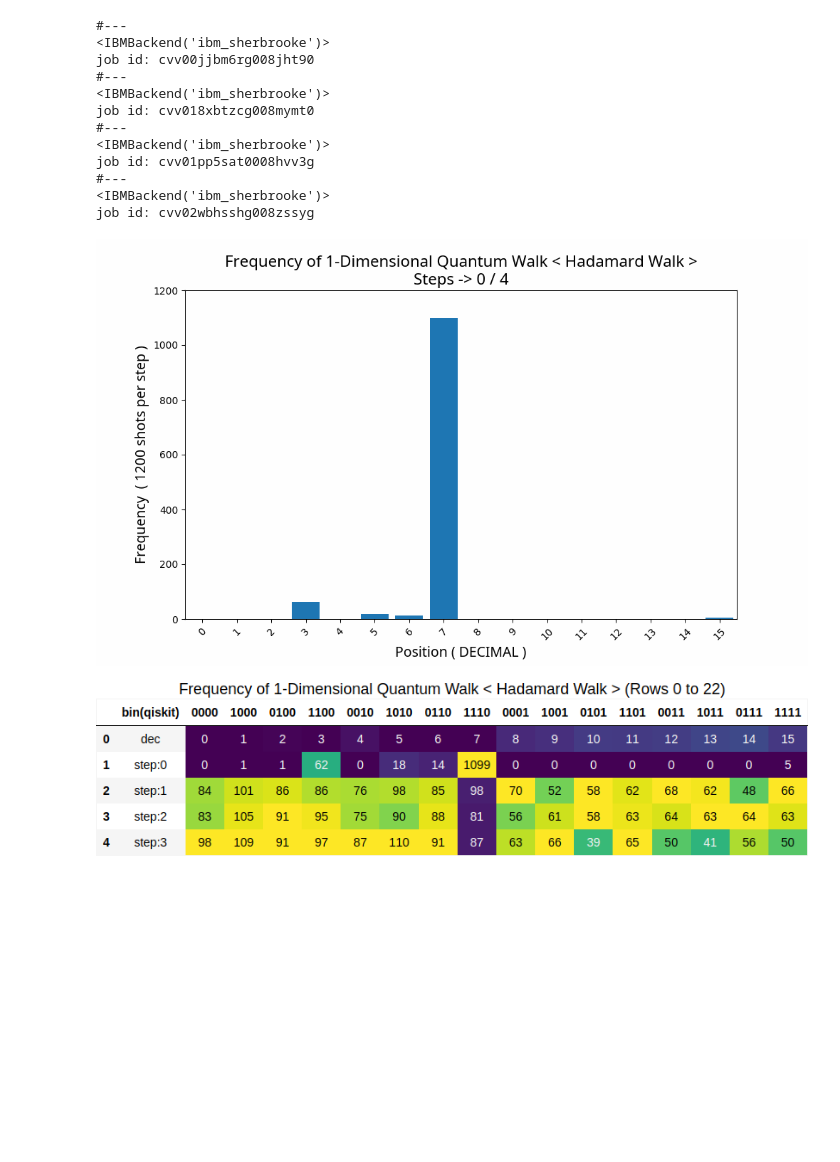
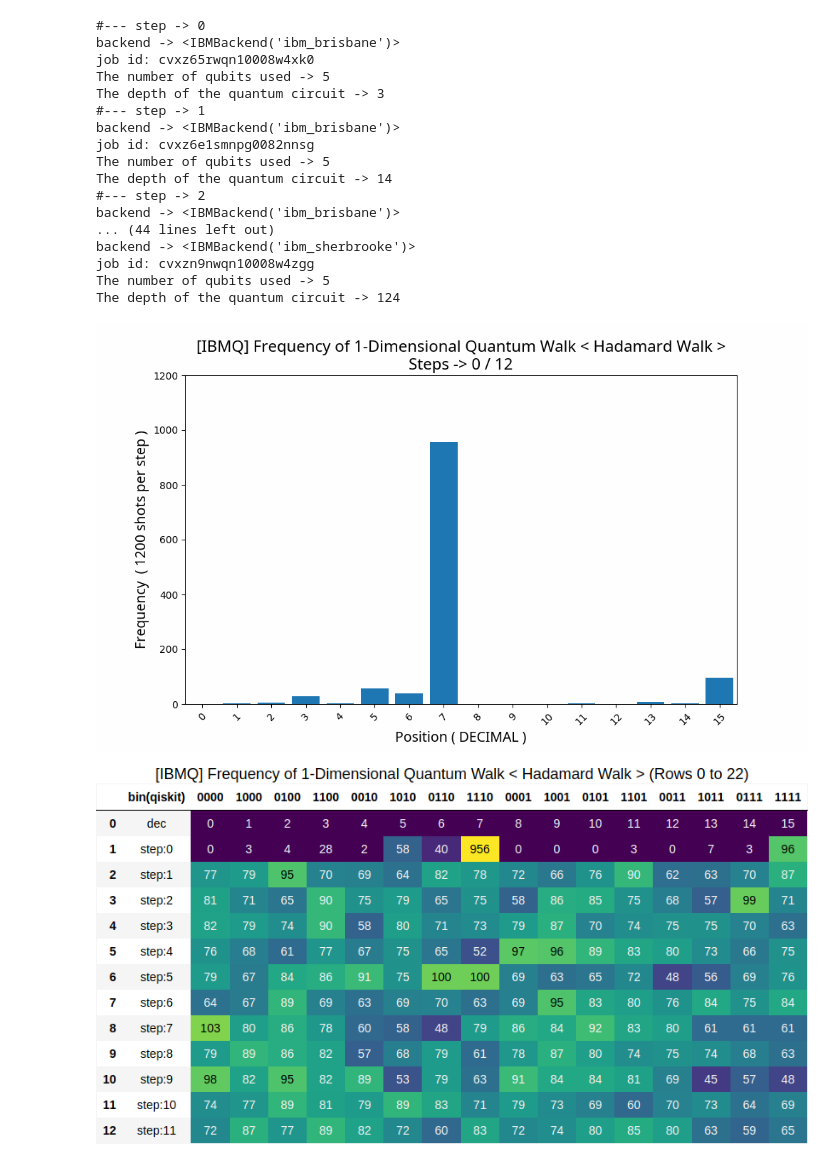
Before and after one commit to wg-quantum/2024-b-06, a Jupyter notebook: QW/quantum-walk-hadamard_IBMQ.ipynb, the cells around one changed output. Drawn from its saved outputs; the diff is of its cells as text; code cells hidden in the pictures; blank space fills up the shorter version.

Commit message:
mod QWH/IBMQ after execution

```diff
--- a/QW/quantum-walk-hadamard_IBMQ.ipynb
+++ b/QW/quantum-walk-hadamard_IBMQ.ipynb
@@ -38,7 +38,7 @@ shots = 1200
 
 # Number of executions (steps)
 # 137
-num_executions = 4
+num_executions = 12
 
 # Define the number of rows per dataframe image(max 23step)
 rows_per_chunk = 23
@@ -99,13 +99,10 @@ results_log = []
 
 for steps in range(num_executions):
     qc = create_quantum_walk_circuit(steps)
-    #result = sampler.run([qc], shots=shots).result()
 
     # IBM Quantum : backend
     service = QiskitRuntimeService()
     backend = service.least_busy(operational=True, simulator=False)
-    print(f'#---')
-    print(backend)
 
     #---passManager
     pm = generate_preset_pass_manager(backend=backend, optimization_level=1)
@@ -117,10 +114,16 @@ for steps in range(num_executions):
 
     # job id
     job_id = job.job_id()
+    # job info
+    print(f'#--- step -> {steps}')
+    print(f'backend -> {backend}')
     print("job id:", job_id)
+    print(f'The number of qubits used -> {numBitPosition + numBitCoin}')
+    print(f'The depth of the quantum circuit -> {qc.depth()}')
 
     #--results
     result = job.result()
+
     # Access result data for PUB 0
     data_pub = result[0].data
 
@@ -170,18 +173,23 @@ df = df[sorted_columns]
 # Save DataFrame to CSV file
 df.to_csv('./images/qwh/quantum-walk-hadamard-frequency_IBMQ.csv', index=False)
 # %% [output]
-#---
-<IBMBackend('ibm_sherbrooke')>
-job id: cvv00jjbm6rg008jht90
-#---
-<IBMBackend('ibm_sherbrooke')>
-job id: cvv018xbtzcg008mymt0
-#---
-<IBMBackend('ibm_sherbrooke')>
-job id: cvv01pp5sat0008hvv3g
-#---
-<IBMBackend('ibm_sherbrooke')>
-job id: cvv02wbhsshg008zssyg
+#--- step -> 0
+backend -> <IBMBackend('ibm_brisbane')>
+job id: cvxz65rwqn10008w4xk0
+The number of qubits used -> 5
+The depth of the quantum circuit -> 3
+#--- step -> 1
+backend -> <IBMBackend('ibm_brisbane')>
+job id: cvxz6e1smnpg0082nnsg
+The number of qubits used -> 5
+The depth of the quantum circuit -> 14
+#--- step -> 2
+backend -> <IBMBackend('ibm_brisbane')>
+... (44 lines left out)
+backend -> <IBMBackend('ibm_sherbrooke')>
+job id: cvxzn9nwqn10008w4zgg
+The number of qubits used -> 5
+The depth of the quantum circuit -> 124
 # %%
 #------ Draw EveryThing
 #--- display histogram
@@ -214,36 +222,37 @@ with open(output_file_final_image, 'rb') as f:
     display.display(display.Image(data=f.read(), format='gif'))
 
 # Load the CSV file into a DataFrame
 df = pd.read_csv('./images/qwh/quantum-walk-hadamard-frequency_IBMQ.csv')
 
 #--- display dataframe
 # del old pic
 image_dir = './images/qwh/'
 image_files = glob.glob(os.path.join(image_dir, 'quantum_walk_hadamard_frequency_*_IBMQ.gif'))
 for image_file in image_files:
     os.remove(image_file)
 
 # Split the DataFrame into chunks of var:rows_per_chunk rows each and save each chunk as a separate gif file
 for i in range(0, len(df), rows_per_chunk):
     chunk = df.iloc[i:i + rows_per_chunk]
     styled_chunk = chunk.style.set_properties(**{'text-align': 'center'}).set_table_styles(
         [{'selector': 'th', 'props': [('text-align', 'center')]}]
     ).set_caption(f'[IBMQ] Frequency of 1-Dimensional Quantum Walk < Hadamard Walk > (Rows {i} to {i + rows_per_chunk - 1})').set_table_styles(
         [{'selector': 'caption', 'props': [('font-size', '18px'), ('text-align', 'center')]}]
-    ).background_gradient(cmap='viridis')
+    #).background_gradient(cmap='viridis')
+    ).background_gradient(cmap='viridis', vmin=30, vmax=120)  # Colour scale for the IBMQ
 
     # Save the styled chunk as a gif file
     dfi.export(styled_chunk, f'./images/qwh/quantum_walk_hadamard_frequency_{i // rows_per_chunk + 1}_IBMQ.gif')
 
 # show dataframe
 new_image_files = sorted([f for f in os.listdir(image_dir) if f.startswith('quantum_walk_hadamard_frequency_') and f.endswith('_IBMQ.gif')])
 for new_image_file in new_image_files:
     new_image_file = image_dir + new_image_file
     with open(new_image_file, 'rb') as f:
         display.display(display.Image(data=f.read(), format='gif'))
 # %% [output]
-[figure, old version]
+[figure, new version]
-[figure, old version]
+[figure, new version]
 # %%
 import qiskit
 qiskit.__version__
```
Also changed, not shown: parts of 2 cells of this notebook, 3 other files.
